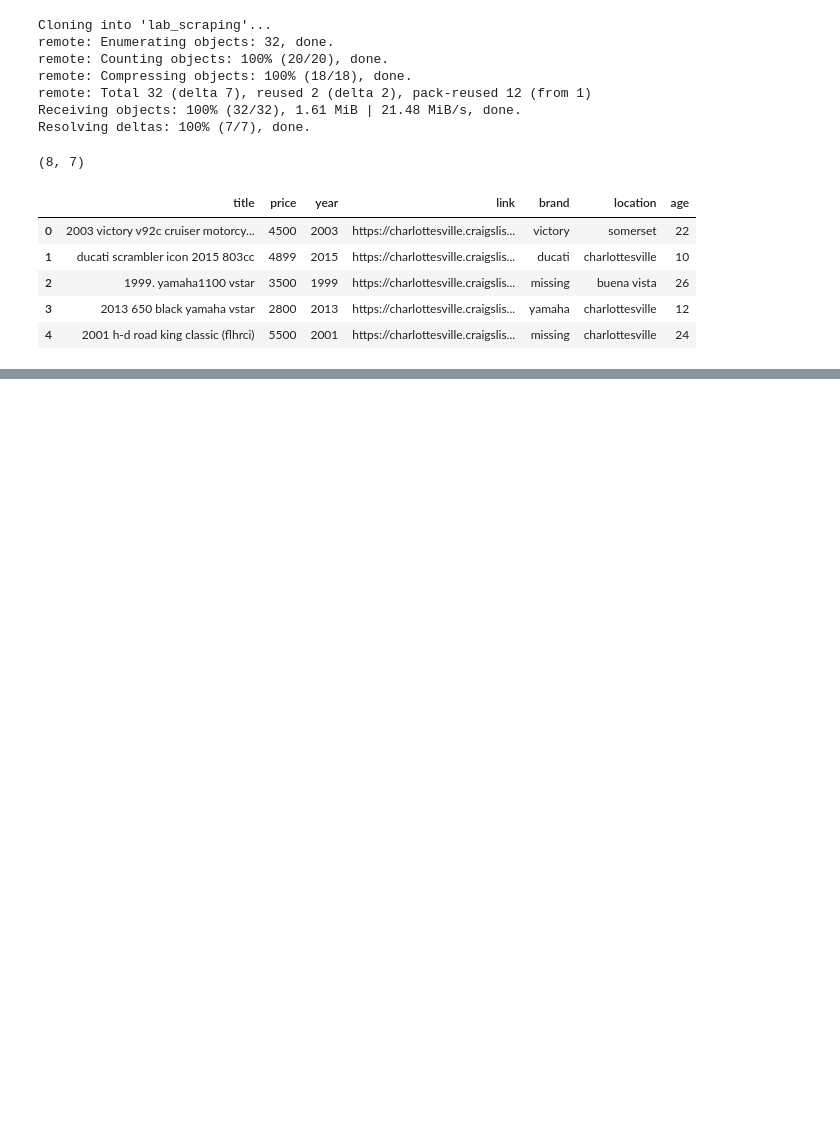
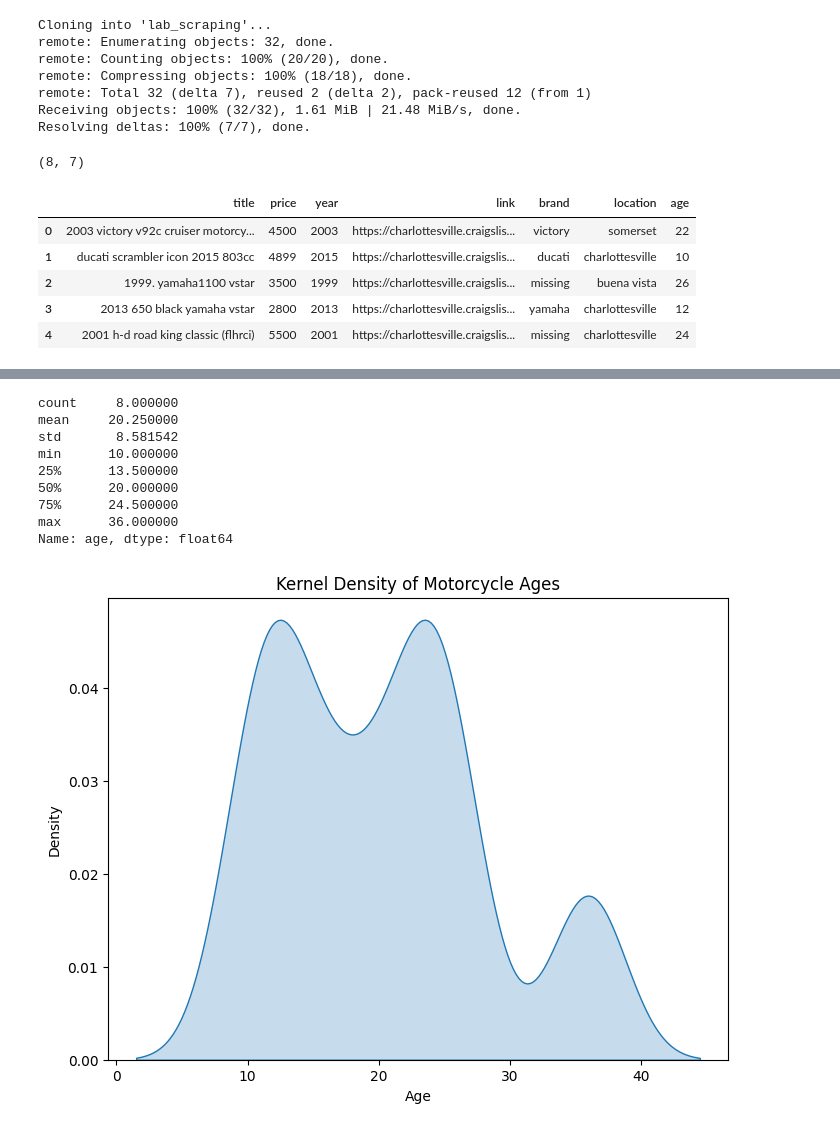
Before and after one commit to bburt26/lab_scraping, a Jupyter notebook: lab_notebook.ipynb, the cells around one changed output, grey strips where cells are left out. Cells and saved outputs as stored; diff of their text form; code cells hidden in the pictures; blank space fills up the shorter version.

```diff
--- a/lab_notebook.ipynb
+++ b/lab_notebook.ipynb
@@ -269,3 +259,22 @@ Name: age, dtype: float64
+# %%
+print(df['age'].describe())
+plt.figure(figsize=(8,6))
+sns.kdeplot(data=df, x='age', fill=True, bw_adjust=0.5)
+plt.title("Kernel Density of Motorcycle Ages")
+plt.xlabel("Age")
+plt.ylabel("Density")
+plt.show()
+# %% [output]
+count     8.000000
+mean     20.250000
+std       8.581542
+min      10.000000
+25%      13.500000
+50%      20.000000
+75%      24.500000
+max      36.000000
+Name: age, dtype: float64
+[figure, added]
 # %%
 plt.figure(figsize=(8,6))
 sns.scatterplot(data=df, x='age', y='price', hue='brand')
```
Also changed, not shown: parts of 6 cells of this notebook.
